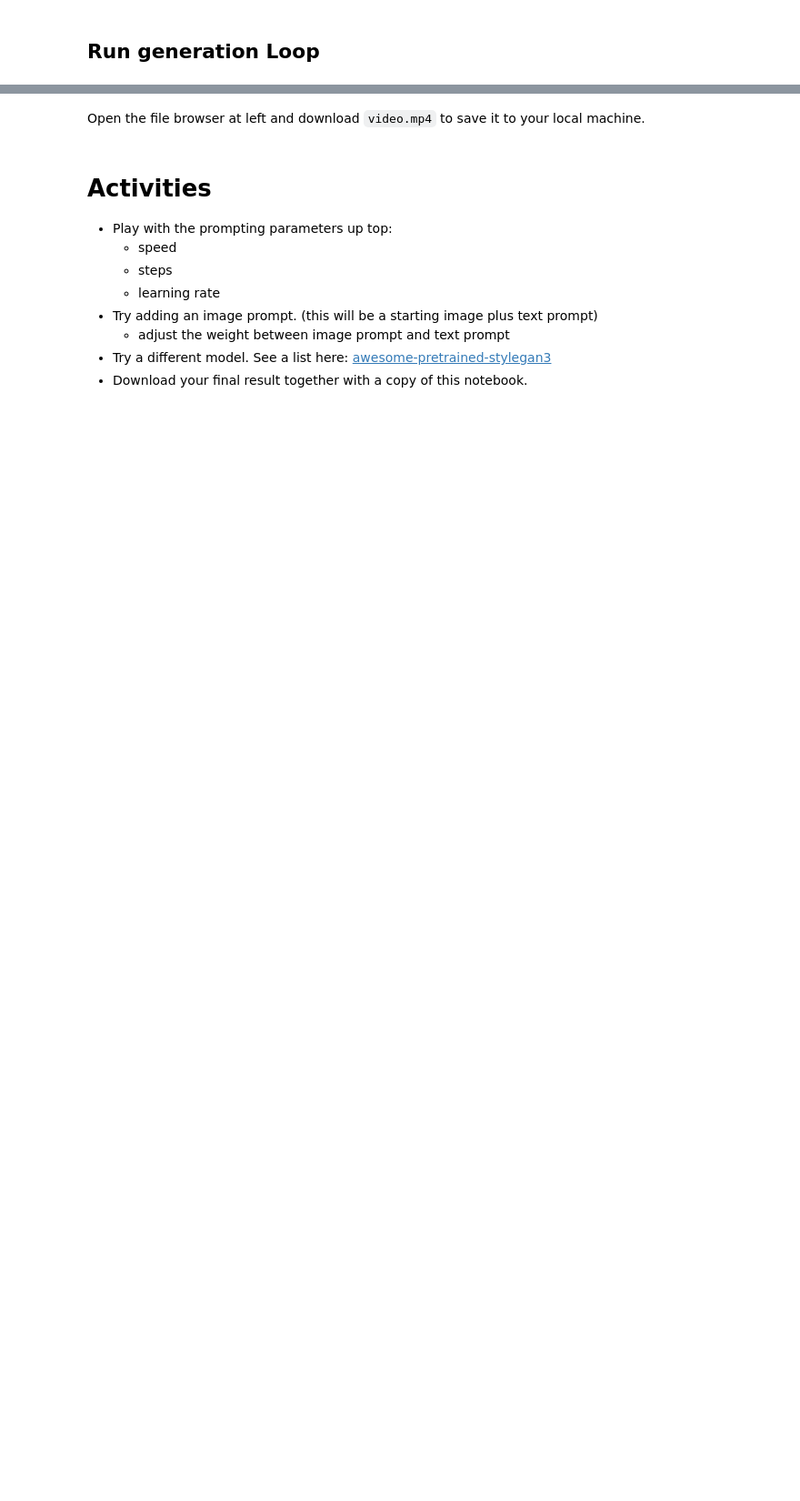
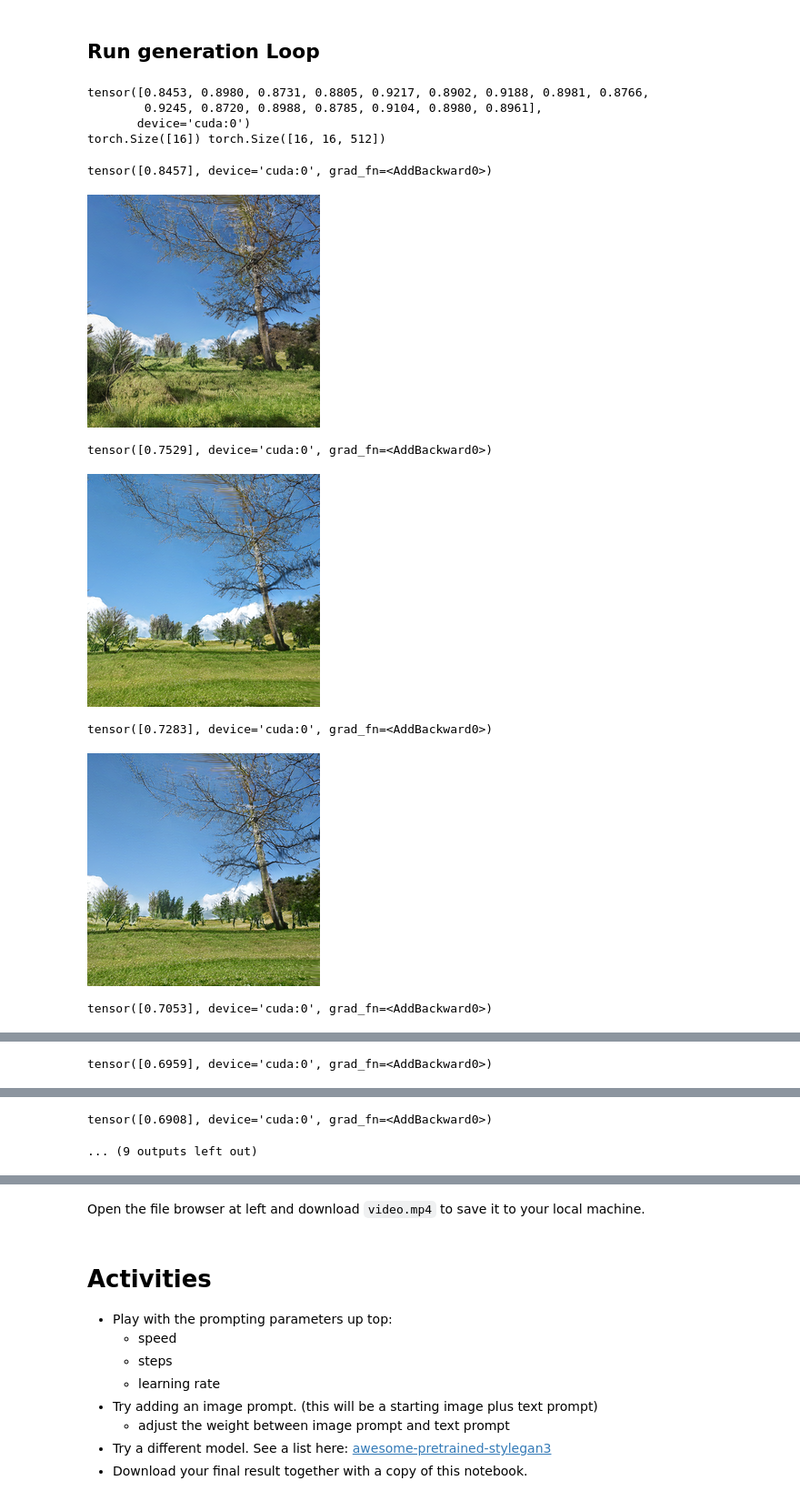
Before and after one commit to roberttwomey/beyond-tbb-code, a Jupyter notebook: backgrounds/CLIP-StyleGAN3.ipynb, the cells around one changed output, grey strips where cells are left out. Shown at 91% size. Drawn from its saved outputs; the diff is of its cells as text; code cells hidden in the pictures; blank space fills up the shorter version.

```diff
--- a/backgrounds/CLIP-StyleGAN3.ipynb
+++ b/backgrounds/CLIP-StyleGAN3.ipynb
@@ -31,7 +25,7 @@ Written by [nshepperd](https://twitter.com/nshepperd1). Thanks to [Katherine Cro
 Change the **text_prompt** below, as well as the **model**. This will iteratively adapt the starting image (seed+model) to align with the text prompt.
 # %%
 # Text to modify the face
-text_prompt = 'a park in the evening'  #@param {type: "string"}
+text_prompt = 'a park during the day'  #@param {type: "string"}
 text_prompt_weight = 1. #@param {type: "number"}
 
 # Additional image that will be treated like a text prompt. If it's a zip, we take an average of all the images / experimental
@@ -48,7 +42,7 @@ speed = 20  #@param {type: "number"}
 steps = 300 #@param {type: "number"}
 
 # Change the seed to generate variations of the same prompt
-seed = 47 #@param {type: "number"}
+seed = 11 #@param {type: "number"}
 
 # Model type to use.
 model = 'Landscapes 256'  #@param ['Painted Faces', 'Animal Faces', 'Flickr Faces', 'Wiki Art', 'Landscapes 256']
@@ -276,7 +293,7 @@ def run():
   with torch.no_grad():
     qs = []
     losses = []
-    for _ in range(8):
+    for _ in range(16):
       q = (G.mapping(torch.randn([4,G.mapping.z_dim], device=device), None, truncation_psi=0.7) - G.mapping.w_avg) / w_stds
       images = G.synthesis(q * w_stds + G.mapping.w_avg)
       embeds = embed_image(images.add(1).div(2))
@@ -301,7 +318,7 @@ def run():
   # Sampling loop
   q_ema = q
   opt = torch.optim.AdamW([q], lr=learning_rate/250.0, betas=(0.0,0.999))
-  loop = tqdm(range(steps))
+  loop = tqdm(range(steps), position=0, leave=True)
   for i in loop:
     opt.zero_grad()
     w = q * w_stds
@@ -311,31 +328,43 @@ def run():
     for (w, t) in prompts:
       loss += w * spherical_dist_loss(embed, t).mean(0)
     # print(loss)
     loss.backward()
     opt.step()
     loop.set_postfix(loss=loss.item(), q_magnitude=q.std().item())
 
     q_ema = q_ema * smoothing + q * (1-smoothing)
     latent = q_ema * w_stds + G.mapping.w_avg
     image = G.synthesis(latent, noise_mode='const')
 
     #if i % 10 == 0:
     #  display(TF.to_pil_image(tf(image)[0]))
     pil_image = TF.to_pil_image(image[0].add(1).div(2).clamp(0,1))
     os.makedirs(output_path, exist_ok=True)
     os.makedirs("/tmp/ffmpeg", exist_ok=True)
-    if i % 10 == 0:
+    if i % (STEPS/10) == 0:
       pil_image.save(f'{output_path}/output_{i:04}.jpg')
       print(loss)
       display(pil_image)
     pil_image.save(f'/tmp/ffmpeg/output_{i:04}.jpg')
   return latent
 
 
 
 
 try:
   latent = run()
   torch.save(latent, f"{output_path}/latent.pt")
 except KeyboardInterrupt:
   pass
+# %% [output]
+tensor([0.8453, 0.8980, 0.8731, 0.8805, 0.9217, 0.8902, 0.9188, 0.8981, 0.8766,
+        0.9245, 0.8720, 0.8988, 0.8785, 0.9104, 0.8980, 0.8961],
+       device='cuda:0')
+torch.Size([16]) torch.Size([16, 16, 512])
+tensor([0.8457], device='cuda:0', grad_fn=<AddBackward0>)
+[figure, added]
+tensor([0.7529], device='cuda:0', grad_fn=<AddBackward0>)
+[figure, added]
+tensor([0.7283], device='cuda:0', grad_fn=<AddBackward0>)
+[figure, added]
+tensor([0.7053], device='cuda:0', grad_fn=<AddBackward0>)
@@ -341,0 +372 @@ except KeyboardInterrupt:
+tensor([0.6959], device='cuda:0', grad_fn=<AddBackward0>)
@@ -342 +374,3 @@ except KeyboardInterrupt:
+tensor([0.6908], device='cuda:0', grad_fn=<AddBackward0>)
+... (9 outputs left out)
 # %% [markdown]
```
Also changed, not shown: parts of 9 cells of this notebook, 1 other file.
